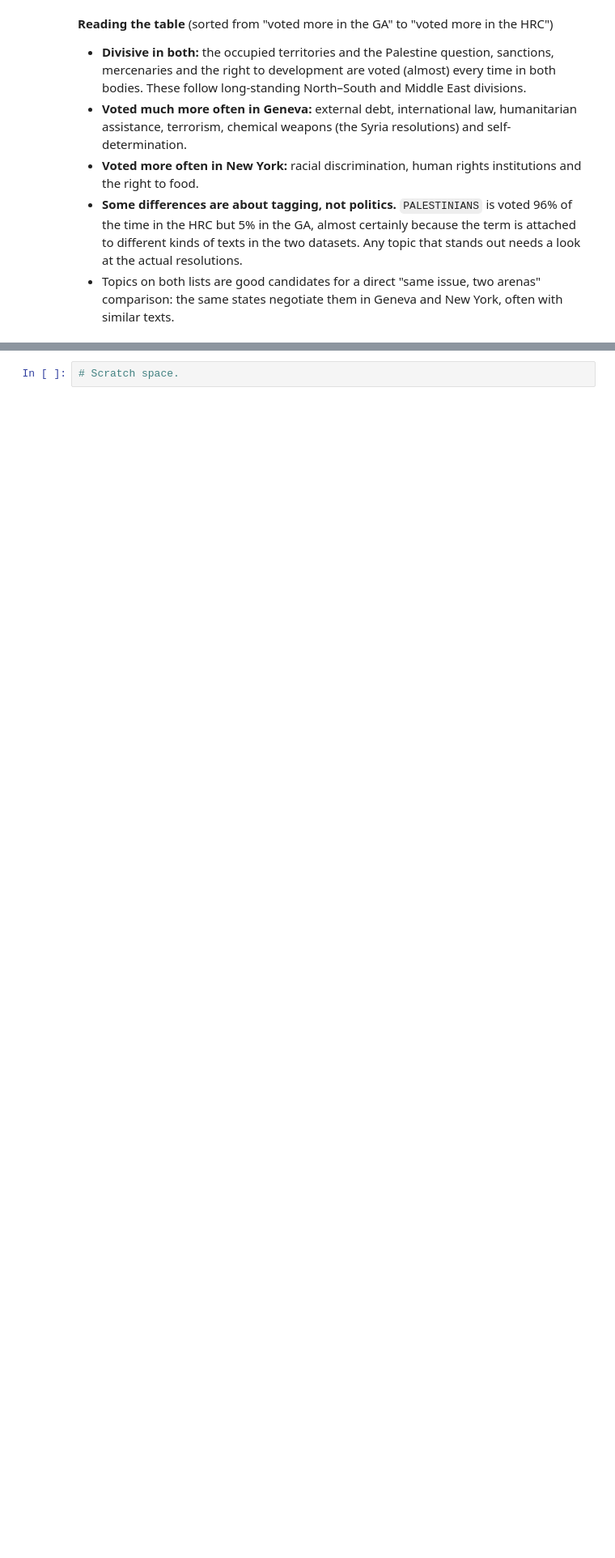
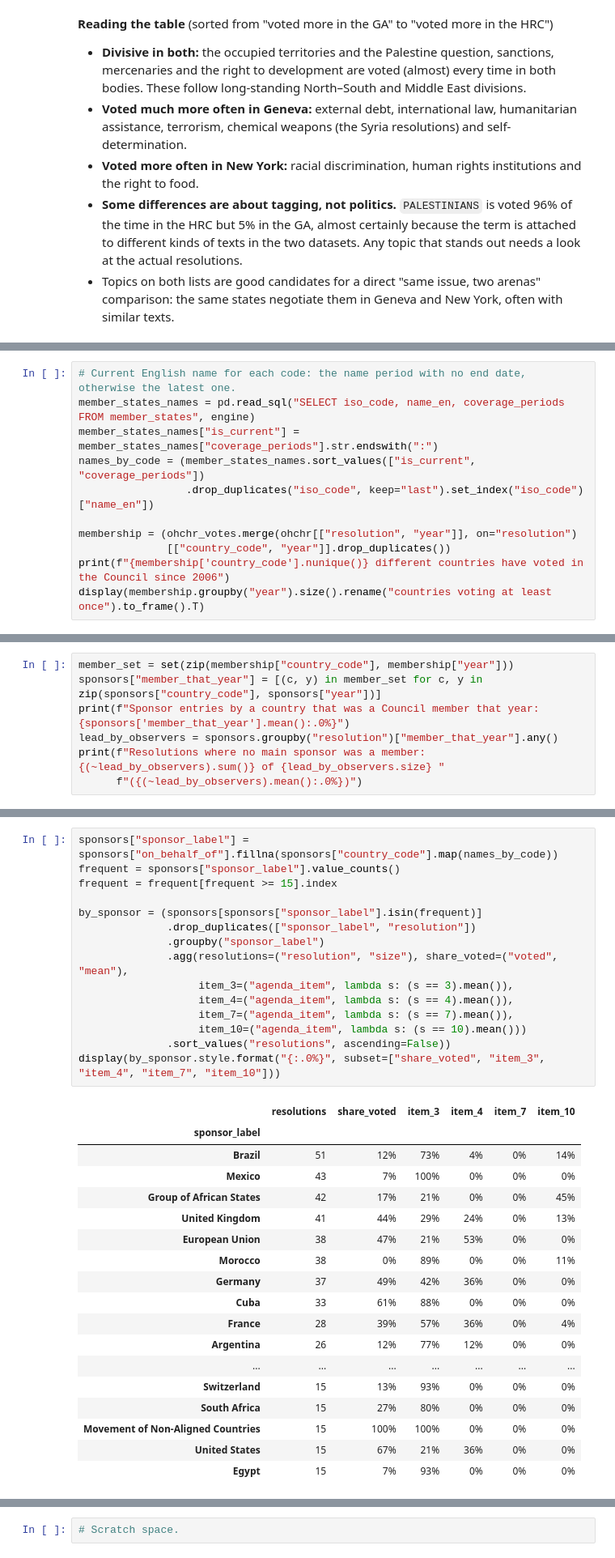
Before and after one commit to unst-ethz/policy-pulse, a Jupyter notebook: notebooks/teju/hrc_exploration.ipynb, the cells around one changed output, grey strips where cells are left out. Shown at 81% size. Drawn from its saved outputs; the diff is of its cells as text; blank space fills up the shorter version.

```diff
--- a/notebooks/teju/hrc_exploration.ipynb
+++ b/notebooks/teju/hrc_exploration.ipynb
@@ -1250,0 +1178,11 @@ Largest drops from the GA to the HRC:
+# %%
+# Current English name for each code: the name period with no end date, otherwise the latest one.
+member_states_names = pd.read_sql("SELECT iso_code, name_en, coverage_periods FROM member_states", engine)
+member_states_names["is_current"] = member_states_names["coverage_periods"].str.endswith(":")
+names_by_code = (member_states_names.sort_values(["is_current", "coverage_periods"])
+                 .drop_duplicates("iso_code", keep="last").set_index("iso_code")["name_en"])
+
+membership = (ohchr_votes.merge(ohchr[["resolution", "year"]], on="resolution")
+              [["country_code", "year"]].drop_duplicates())
+print(f"{membership['country_code'].nunique()} different countries have voted in the Council since 2006")
+display(membership.groupby("year").size().rename("countries voting at least once").to_frame().T)
@@ -1250,0 +1414,7 @@ Largest drops from the GA to the HRC:
+# %%
+member_set = set(zip(membership["country_code"], membership["year"]))
+sponsors["member_that_year"] = [(c, y) in member_set for c, y in zip(sponsors["country_code"], sponsors["year"])]
+print(f"Sponsor entries by a country that was a Council member that year: {sponsors['member_that_year'].mean():.0%}")
+lead_by_observers = sponsors.groupby("resolution")["member_that_year"].any()
+print(f"Resolutions where no main sponsor was a member: {(~lead_by_observers).sum()} of {lead_by_observers.size} "
+      f"({(~lead_by_observers).mean():.0%})")
@@ -1250,0 +1434,34 @@ Largest drops from the GA to the HRC:
+# %%
+sponsors["sponsor_label"] = sponsors["on_behalf_of"].fillna(sponsors["country_code"].map(names_by_code))
+frequent = sponsors["sponsor_label"].value_counts()
+frequent = frequent[frequent >= 15].index
+
+by_sponsor = (sponsors[sponsors["sponsor_label"].isin(frequent)]
+              .drop_duplicates(["sponsor_label", "resolution"])
+              .groupby("sponsor_label")
+              .agg(resolutions=("resolution", "size"), share_voted=("voted", "mean"),
+                   item_3=("agenda_item", lambda s: (s == 3).mean()),
+                   item_4=("agenda_item", lambda s: (s == 4).mean()),
+                   item_7=("agenda_item", lambda s: (s == 7).mean()),
+                   item_10=("agenda_item", lambda s: (s == 10).mean()))
+              .sort_values("resolutions", ascending=False))
+display(by_sponsor.style.format("{:.0%}", subset=["share_voted", "item_3", "item_4", "item_7", "item_10"]))
+# %% [output]
+|  | resolutions | share_voted | item_3 | item_4 | item_7 | item_10 |
+| sponsor_label |  |  |  |  |  |  |
+| Brazil | 51 | 12% | 73% | 4% | 0% | 14% |
+| Mexico | 43 | 7% | 100% | 0% | 0% | 0% |
+| Group of African States | 42 | 17% | 21% | 0% | 0% | 45% |
+| United Kingdom | 41 | 44% | 29% | 24% | 0% | 13% |
+| European Union | 38 | 47% | 21% | 53% | 0% | 0% |
+| Morocco | 38 | 0% | 89% | 0% | 0% | 11% |
+| Germany | 37 | 49% | 42% | 36% | 0% | 0% |
+| Cuba | 33 | 61% | 88% | 0% | 0% | 0% |
+| France | 28 | 39% | 57% | 36% | 0% | 4% |
+| Argentina | 26 | 12% | 77% | 12% | 0% | 0% |
+| ... | ... | ... | ... | ... | ... | ... |
+| Switzerland | 15 | 13% | 93% | 0% | 0% | 0% |
+| South Africa | 15 | 27% | 80% | 0% | 0% | 0% |
+| Movement of Non-Aligned Countries | 15 | 100% | 100% | 0% | 0% | 0% |
+| United States | 15 | 67% | 21% | 36% | 0% | 0% |
+| Egypt | 15 | 7% | 93% | 0% | 0% | 0% |
```
Also changed, not shown: parts of 59 cells of this notebook, 1 other file.
